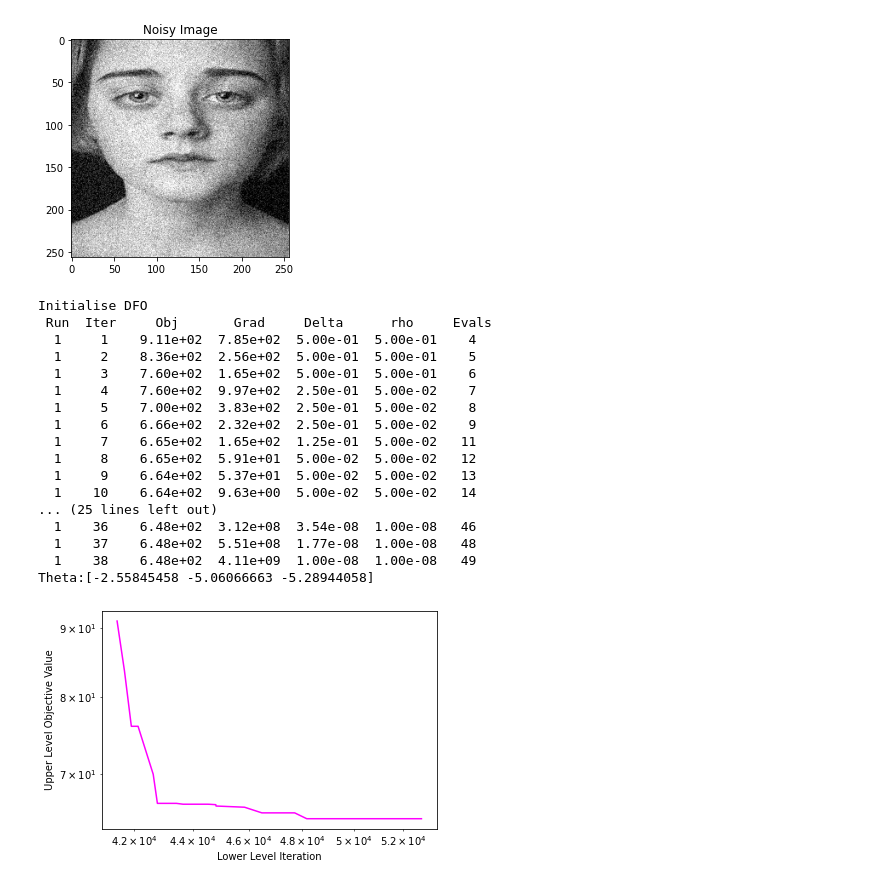
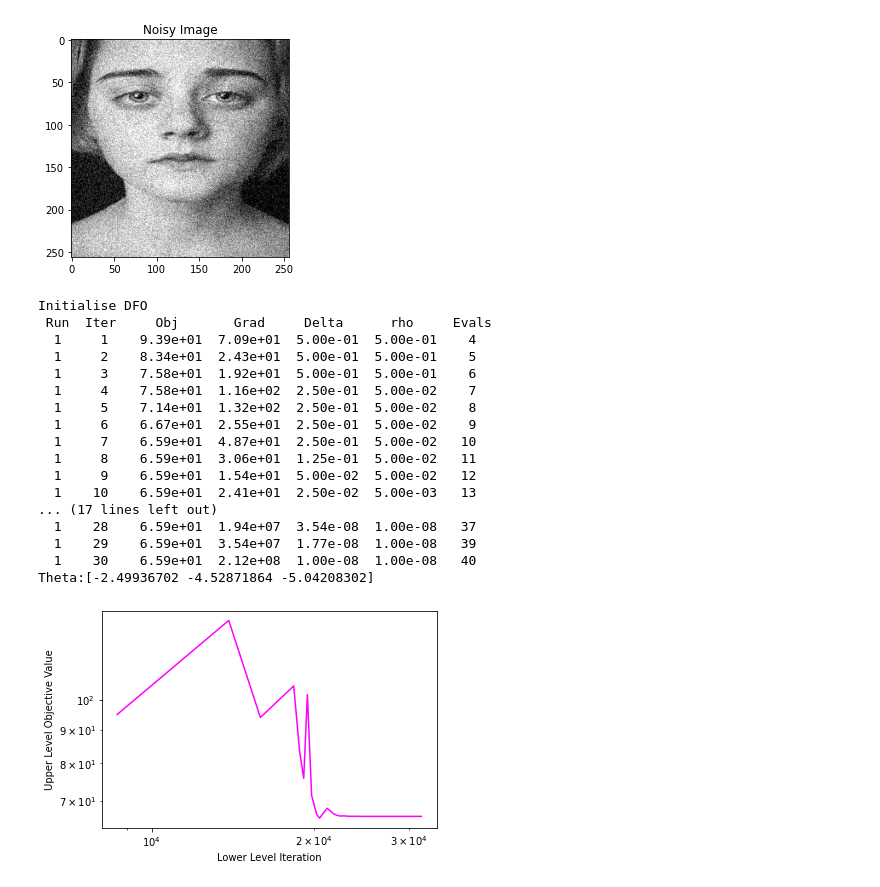
Before and after one commit to MohammadSadeghSalehi/Bilevel, a Jupyter notebook: Codes/Bilevel.ipynb, the cells around one changed output. Drawn from its saved outputs; the diff is of its cells as text; code cells hidden in the pictures.

```diff
--- a/Codes/Bilevel.ipynb
+++ b/Codes/Bilevel.ipynb
@@ -885,6 +880,7 @@ plt.show()
 #Dynamic Accuracy
 from functools import partial
 from optparse import Option
+from re import U
 import numpy as np
 import scipy.optimize as op
 import dfols as dfo
@@ -892,7 +888,7 @@ from PIL import Image
 import matplotlib.pyplot as plt
 
 class DFO_FISTA:
-    def __init__(self, A, b, y, x0, L, mu, alpha,nu, xi, max_iter=2000, tol=1e-4):
+    def __init__(self, A, b, y, x0, L, mu, alpha,nu, xi, max_iter=2000, tol=1e-1):
         # A is the forward operator
         #b is the ground truth
         # y is the noisy image
@@ -924,11 +920,13 @@ class DFO_FISTA:
         # Algorithm for solving the lower-level problem
         x = self.x0[i,:]
         t = 0
+        if 10*self.uppersolver.delta**2 == 0:
+            self.tol = 1e-1
+        else:
+            self.tol = 10*self.uppersolver.delta**2
         for k in range(self.max_iter):
             x_old = x
-            partial_x = 0
             x = np.reshape(x,(256,256))
-            #partial_x += np.linalg.norm(x[:,1:]-x[:,:-1])+np.linalg.norm(x[1:,:]-x[:-1,:])
             x = x.flatten()
             self.L = 1+ (np.exp(alpha)/np.exp(nu))* 8+np.exp(xi)
             self.mu = 1+np.exp(xi)
@@ -939,15 +937,11 @@ class DFO_FISTA:
             beta = ((t_old-1)*(1-t*q))/(t*(1-q))
             z = x + beta * (x-x_old)
             p = self.gradPhi(z, alpha, nu, xi,i)
-            if np.linalg.norm(p)**2/self.mu**2 < max(10*self.uppersolver.delta**2,self.tol):
+            if np.linalg.norm(p)**2/self.mu**2 < self.tol:
                 self.x0[i,:] = z -  tau*p
                 self.lowerIterSum += k+1
                 return self.x0[i,:]
             x = z -  tau*p
-
-            # if ((k+1) % 2000) == 0:
-            #     print(np.linalg.norm(self.gradPhi(x, alpha, nu, xi,i))**2/(self.mu**2))
-
 
         self.x0[i,:] = x
         self.lowerIterSum += self.max_iter
@@ -1002,21 +996,24 @@ class DFO_FISTA:
         nu = theta[1]
         xi = theta[2]
         # FISTA
+        #The only successful iterations are commented
+        # if self.uppersolver.funVal==0 or self.uppersolver.funVal==None:
+        #     Usquared = [r**2 for r in UL]
+        #     self.upperVal.append(np.sum(Usquared))
+        #     self.lowerIter.append(self.lowerIterSum)
+
+
+        # if self.uppersolver.funVal!=0:
+        #     self.upperVal.append(self.uppersolver.funVal)
+        #     self.lowerIter.append(self.lowerIterSum)
         UL = []
         for i in range(np.shape(self.b)[2]):
-            UL.append(np.linalg.norm(self.FISTA(alpha,nu,xi,i)- np.squeeze(np.asarray(self.b[:,:,i].flatten()))))
+            UL.append(np.sqrt(1/np.shape(self.b)[2])*np.linalg.norm(self.FISTA(alpha,nu,xi,i)- np.squeeze(np.asarray(self.b[:,:,i].flatten()))))
         # self.upperVal.append(np.sum(UL))
         # self.lowerIter.append(self.lowerIterSum)
-        # if self.uppersolver.funVal==0:
-        #     self.upperVal.append(np.mean(UL))
-        #     self.lowerIter.append(self.lowerIterSum)
-        # else:
-        #     self.upperVal.append(self.uppersolver.funVal)
-        # self.lowerIter.append(self.lowerIterSum)
-
-        if self.uppersolver.funVal!=0:
-            self.upperVal.append((1/np.shape(self.b)[2])*self.uppersolver.funVal)
-            self.lowerIter.append(self.lowerIterSum)
+        Usquared = [r**2 for r in UL]
+        self.upperVal.append(np.sum(Usquared))
+        self.lowerIter.append(self.lowerIterSum)
         #LBFGS
         # UL = []
         # for i in range(np.shape(self.b)[2]):
@@ -1029,7 +1026,6 @@ class DFO_FISTA:
         self.x0 = op.minimize(self.phi, x0, args=(alpha,nu,xi,i), method='L-BFGS-B', jac=self.gradPhi,options={'disp': None, 'gtol': int(np.sqrt(len(x0)))*1e-06/(1+np.exp(xi))**2},tol= 1e-8).x
         self.gtol = 0
         return np.squeeze(np.asarray(self.x0))
-
 
 
 
@@ -1037,50 +1033,49 @@ path = '/Users/sadegh/Downloads/Humans/256*256'
 
 #np.random.seed(0)
 
 data = np.load(path+ '/' +'Data.npz')
 b = data['X']
 b = b/255
 b = b[:,:,0:10]
 #x0 = np.random.rand(np.shape(b)[0],np.shape(b)[1])
 
 A = np.eye(b.shape[1])
 NoisyData = np.load(path+ '/' +'DataNoisy2.npz')
 y = NoisyData['y']
 y = y/255
 x0 = y[:,:,1]
-
 y = y[:,:,0:10]
 
 Bilevel = DFO_FISTA(A, b, y, x0, 0.1, 1.2, -2,-5,-4)
 result = Bilevel.DFO()
 thetaOptimal = result.x
 print("Theta:" +str(thetaOptimal))
 
 plt.plot(Bilevel.lowerIter,Bilevel.upperVal,color='magenta')
 plt.xlabel('Lower Level Iteration')
 plt.ylabel('Upper Level Objective Value')
 plt.xscale('log')
 plt.yscale('log')
 #[-2.62850676 -5.68326658 -4.82007257]
 # %% [output]
 Initialise DFO
  Run  Iter     Obj       Grad     Delta      rho     Evals
-  1     1    9.11e+02  7.85e+02  5.00e-01  5.00e-01    4
-  1     2    8.36e+02  2.56e+02  5.00e-01  5.00e-01    5
-  1     3    7.60e+02  1.65e+02  5.00e-01  5.00e-01    6
-  1     4    7.60e+02  9.97e+02  2.50e-01  5.00e-02    7
-  1     5    7.00e+02  3.83e+02  2.50e-01  5.00e-02    8
-  1     6    6.66e+02  2.32e+02  2.50e-01  5.00e-02    9
-  1     7    6.65e+02  1.65e+02  1.25e-01  5.00e-02   11
-  1     8    6.65e+02  5.91e+01  5.00e-02  5.00e-02   12
-  1     9    6.64e+02  5.37e+01  5.00e-02  5.00e-02   13
-  1    10    6.64e+02  9.63e+00  5.00e-02  5.00e-02   14
-... (25 lines left out)
-  1    36    6.48e+02  3.12e+08  3.54e-08  1.00e-08   46
-  1    37    6.48e+02  5.51e+08  1.77e-08  1.00e-08   48
-  1    38    6.48e+02  4.11e+09  1.00e-08  1.00e-08   49
-Theta:[-2.55845458 -5.06066663 -5.28944058]
+  1     1    9.39e+01  7.09e+01  5.00e-01  5.00e-01    4
+  1     2    8.34e+01  2.43e+01  5.00e-01  5.00e-01    5
+  1     3    7.58e+01  1.92e+01  5.00e-01  5.00e-01    6
+  1     4    7.58e+01  1.16e+02  2.50e-01  5.00e-02    7
+  1     5    7.14e+01  1.32e+02  2.50e-01  5.00e-02    8
+  1     6    6.67e+01  2.55e+01  2.50e-01  5.00e-02    9
+  1     7    6.59e+01  4.87e+01  2.50e-01  5.00e-02   10
+  1     8    6.59e+01  3.06e+01  1.25e-01  5.00e-02   11
+  1     9    6.59e+01  1.54e+01  5.00e-02  5.00e-02   12
+  1    10    6.59e+01  2.41e+01  2.50e-02  5.00e-03   13
+... (17 lines left out)
+  1    28    6.59e+01  1.94e+07  3.54e-08  1.00e-08   37
+  1    29    6.59e+01  3.54e+07  1.77e-08  1.00e-08   39
+  1    30    6.59e+01  2.12e+08  1.00e-08  1.00e-08   40
+Theta:[-2.49936702 -4.52871864 -5.04208302]
-[figure, old version]
+[figure, new version]
 # %%
 #Comparign DFO-FISTA with HOAG
 
```
Also changed, not shown: parts of 5 cells of this notebook.
